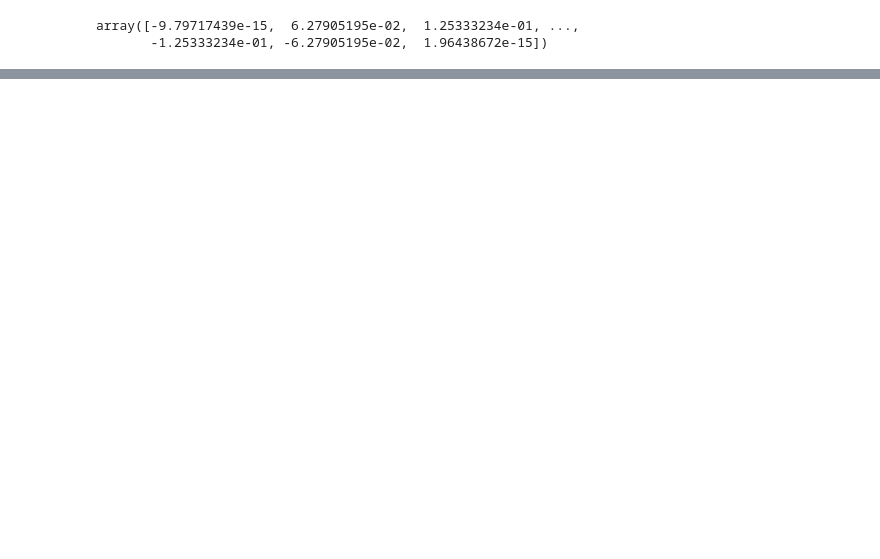
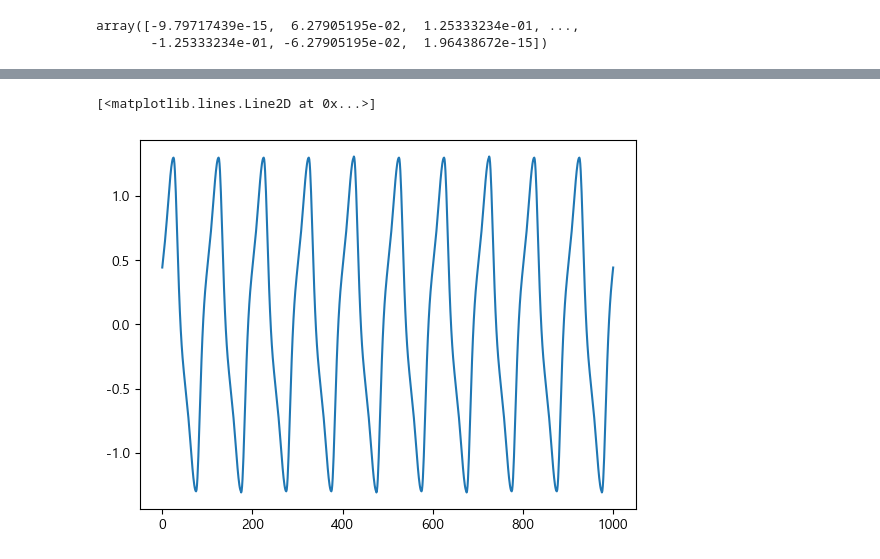
Before and after one commit to Jjineeq/hysteresis_curve, a Jupyter notebook: 23_07_03.ipynb, the cells around one changed output, grey strips where cells are left out. Cells and saved outputs as stored; diff of their text form; code cells hidden in the pictures; blank space fills up the shorter version.

```diff
--- a/23_07_03.ipynb
+++ b/23_07_03.ipynb
@@ -141,0 +192,10 @@ plt.show()
+# %%
+x_tr = tf.convert_to_tensor(train_x)
+y_tr = tf.convert_to_tensor(train_y)
+x_te = tf.convert_to_tensor(test_x)
+y_te = tf.convert_to_tensor(test_y)
+# %%
+x_tr = tf.cast(x_tr, dtype=tf.float32)
+y_tr = tf.cast(y_tr, dtype=tf.float32)
+x_te = tf.cast(x_te, dtype=tf.float32)
+y_te = tf.cast(y_te, dtype=tf.float32)
@@ -141,0 +238,5 @@ plt.show()
+# %%
+plt.plot(y_te)
+# %% [output]
+[<matplotlib.lines.Line2D at 0x...>]
+[figure, added]
```
Also changed, not shown: parts of 23 cells of this notebook.
